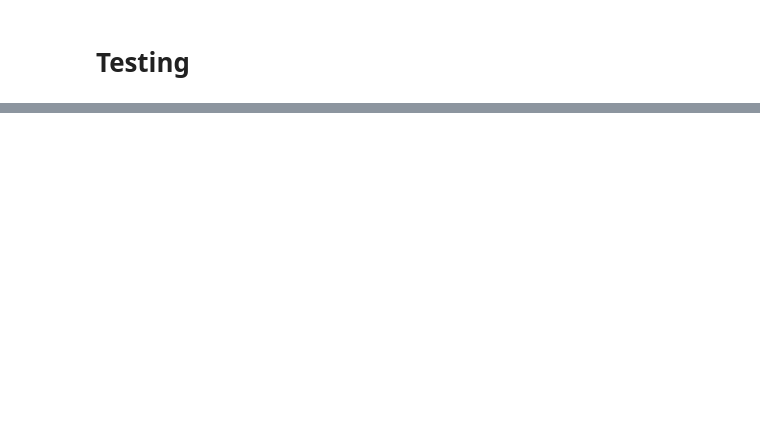
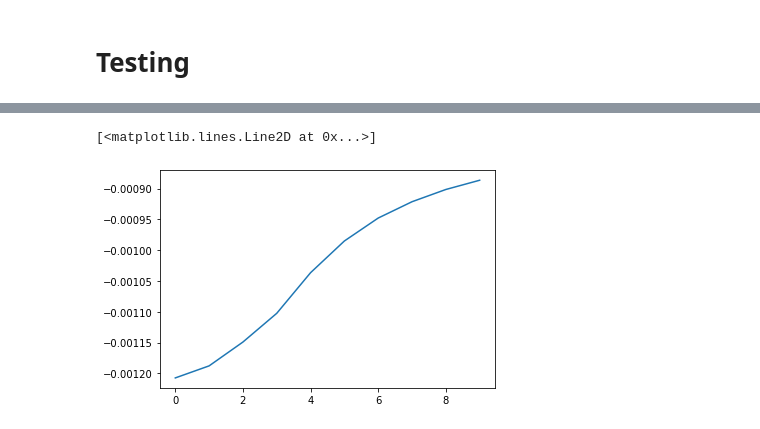
Before and after one commit to raphaelreis/EE559-DeepLearning-MiniProjects, a Jupyter notebook: Proj2/analysis/framework_debug.ipynb, the cells around one changed output, grey strips where cells are left out. Saved outputs shown, nothing was run; the diff lists cells and outputs as text; code cells hidden in the pictures; blank space fills up the shorter version.

```diff
--- a/Proj2/analysis/framework_debug.ipynb
+++ b/Proj2/analysis/framework_debug.ipynb
@@ -402,0 +244,5 @@ Text(0.5, 1.0, 'Predicted')
+# %%
+plt.plot(gradient_checker['layer0_w'])
+# %% [output]
+[<matplotlib.lines.Line2D at 0x...>]
+[figure, added]
```
Also changed, not shown: parts of 92 cells of this notebook, 18 other files.
